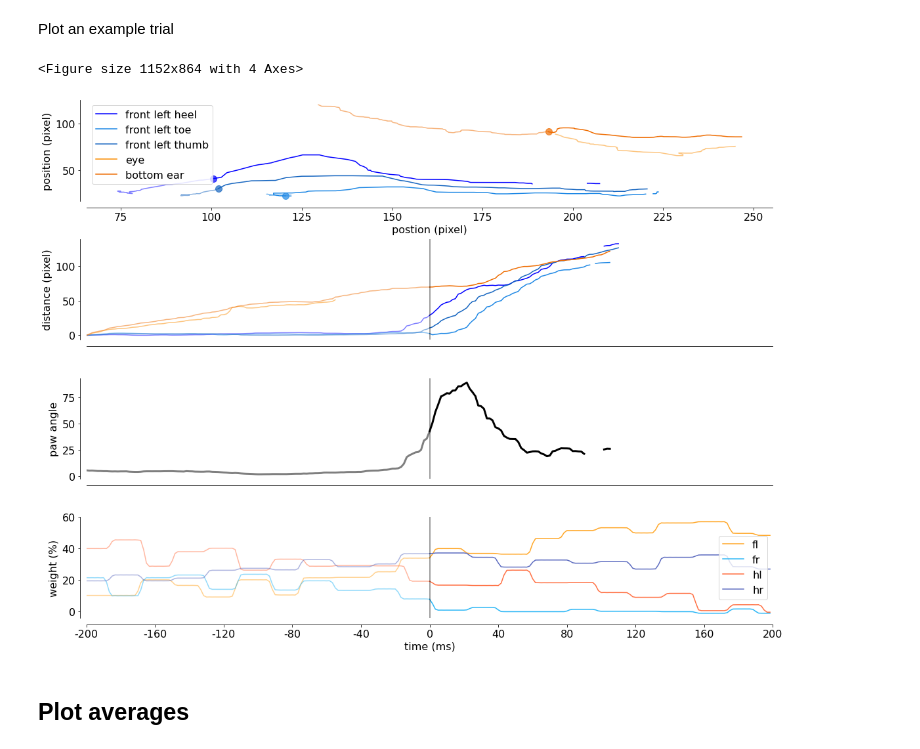
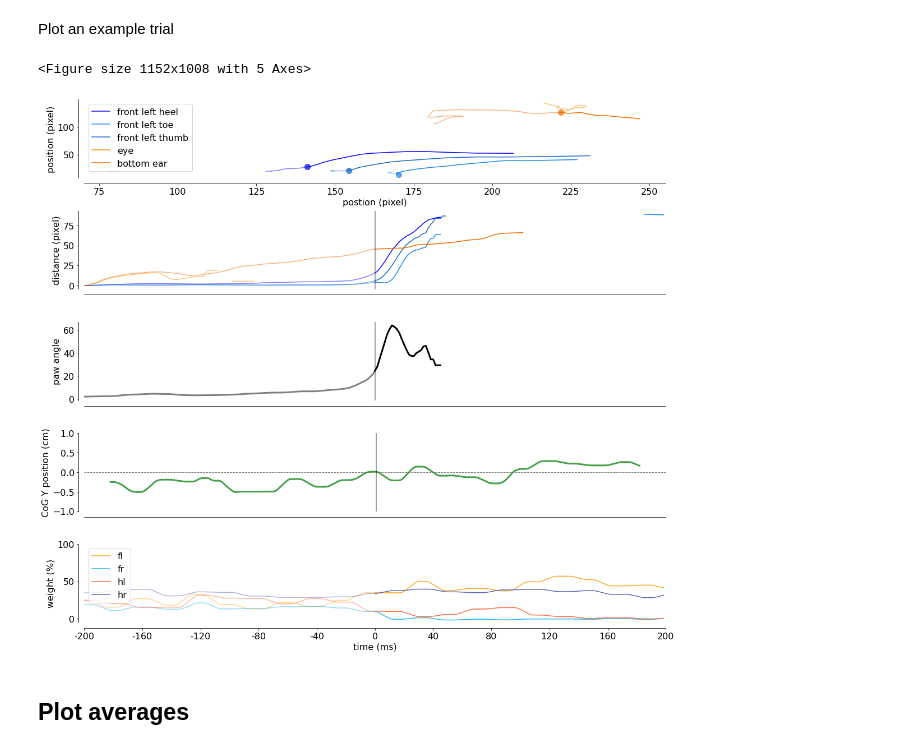
Before and after one commit to Egzona66/APA_setup, a Jupyter notebook: analysis/dlc_analysis.ipynb, the cells around one changed output. Drawn from its saved outputs; the diff is of its cells as text; code cells hidden in the pictures.

```diff
--- a/analysis/dlc_analysis.ipynb
+++ b/analysis/dlc_analysis.ipynb
@@ -258,50 +261,69 @@ Plot an example trial
 # set plt font size
 plt.rcParams.update({'font.size': 16})
 # %%
-trial = list(dlc_data.keys())[4]
+trial = list(dlc_data.keys())[10]
 dataentry = data.loc[data.dlc_vidname == trial].iloc[0]
 trial_distances = distances[trial]
 
 
-f, axes = plt.subplots(4, 1, figsize=(16, 12))
+f, axes = plt.subplots(5, 1, figsize=(16, 14))
 
 
 t0 = np.arange(0, 121)
 t1 = np.arange(120, 240)
 
+# plot paw position and distance from start
 for bp in bps:
-    axes[0].plot(dlc_data[trial][bp]["x"][:121], dlc_data[trial][bp]["y"][:121], alpha=.5, color=colors[bp])
-    axes[0].scatter(dlc_data[trial][bp]["x"][120], dlc_data[trial][bp]["y"][120], alpha=.7, s=100, color=colors[bp])
-    axes[0].plot(dlc_data[trial][bp]["x"][120:], dlc_data[trial][bp]["y"][120:], label=bp, color=colors[bp])
+    x = rolling_mean(dlc_data[trial][bp]["x"], 6)
+    y = rolling_mean(dlc_data[trial][bp]["y"], 6)
+    d = rolling_mean(trial_distances[bp], 6)
 
-    axes[1].plot(t0, trial_distances[bp][:121], alpha=.5, color=colors[bp])
-    axes[1].plot(t1, trial_distances[bp][120:], label=bp, color=colors[bp])
+    axes[0].plot(x[:121], y[:121], alpha=.5, color=colors[bp])
+    axes[0].scatter(x[120], y[120], alpha=.7, s=100, color=colors[bp])
+    axes[0].plot(x[120:], y[120:], label=bp, color=colors[bp])
 
-axes[2].plot(t0, paw_angles[trial][:121], color="k", lw=3, alpha=.5)
-axes[2].plot(t1, paw_angles[trial][120:], color="k", lw=3, label="paw angle")
+    axes[1].plot(t0, d[:121], alpha=.5, color=colors[bp])
+    axes[1].plot(t1, d[120:], label=bp, color=colors[bp])
 
+# plot paw angle
+a = rolling_mean(paw_angles[trial], 6)
+axes[2].plot(t0, a[:121], color="k", lw=3, alpha=.5)
+axes[2].plot(t1, a[120:], color="k", lw=3, label="paw angle")
+
+# plot pressure sensors trces
 for paw in sensors:
-    axes[3].plot(t0, dataentry[paw][:121], alpha=.5, color=colors[paw])
-    axes[3].plot(t1, dataentry[paw][120:], label=paw, color=colors[paw])
+    p = rolling_mean(dataentry[paw], 6)
+    axes[4].plot(t0, p[:121], alpha=.5, color=colors[paw])
+    axes[4].plot(t1, p[120:], label=paw, color=colors[paw])
+
+# plot CoG
+c = rolling_mean(dataentry["CoG"][:, 1], 6)
+axes[3].plot(c, lw=3, color=green_dark)
+axes[3].axhline(0, lw=1, ls="--", color="k", alpha=.5, zorder=-1)
 
 # f.suptitle(trial)
 axes[0].legend()
-axes[3].legend()
+axes[4].legend()
 
 for ax in (1, 2, 3):
     axes[ax].axvline(120, color="k", alpha=.5)
 
 axes[0].set(xlabel="postion (pixel)", ylabel="position (pixel)")
 axes[1].set( ylabel="distance (pixel)", xticks=[], xlim=[0, 240])
 axes[2].set( ylabel="paw angle", xticks=[], xlim=[0, 240])
-axes[3].set(xlabel="time (ms)", ylabel="weight (%)", xticks=np.linspace(0, 240, 11), xticklabels=[round(x-200) for x in np.linspace(0, 240, 11) * 1000/600], xlim=[0, 240])
+axes[3].set(xticks=[], ylabel="CoG Y position (cm)", ylim=[-1, 1])
+axes[4].set(xlabel="time (ms)",
+    ylabel="weight (%)",
+    xticks=np.linspace(0, 240, 11),
+    xticklabels=[round(x-200) for x in np.linspace(0, 240, 11) * 1000/600],
+    xlim=[0, 240], ylim=[-5, 100])
 
 f.tight_layout()
 clean_axes(f)
 
-f.savefig("C:\\Users\\Federico\\Desktop\\forE\\dlc_example_trial.png", dpi=300)
+f.savefig("F:\\Egzona\\Thesis_Paper_Figures\\FC\\dlc_example_trial.svg", dpi=300)
 # %% [output]
-<Figure size 1152x864 with 4 Axes>
+<Figure size 1152x1008 with 5 Axes>
-[figure, old version]
+[figure, new version]
 # %% [markdown]
 ## Plot averages
```
Also changed, not shown: parts of 4 cells of this notebook, 5 other files.
